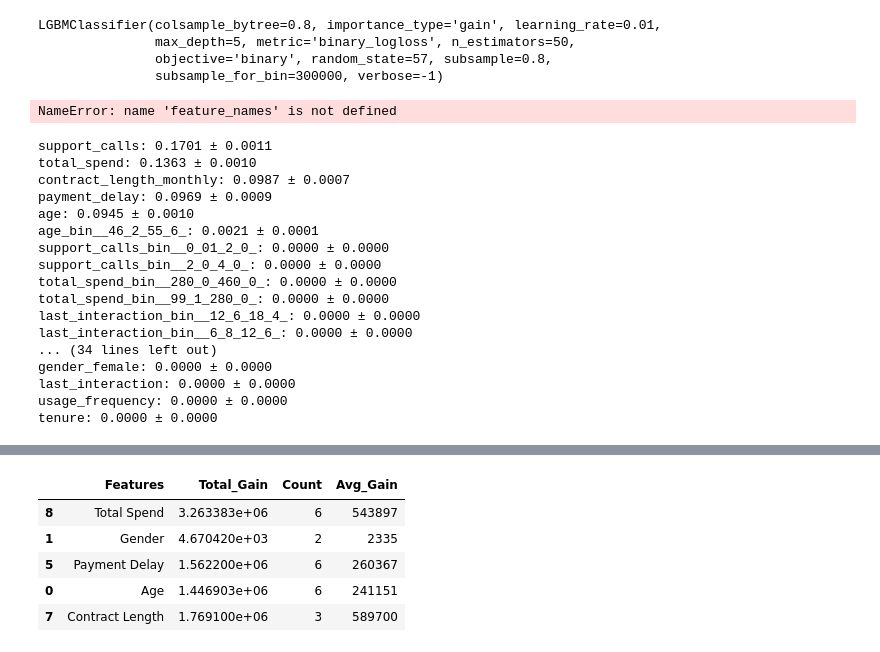
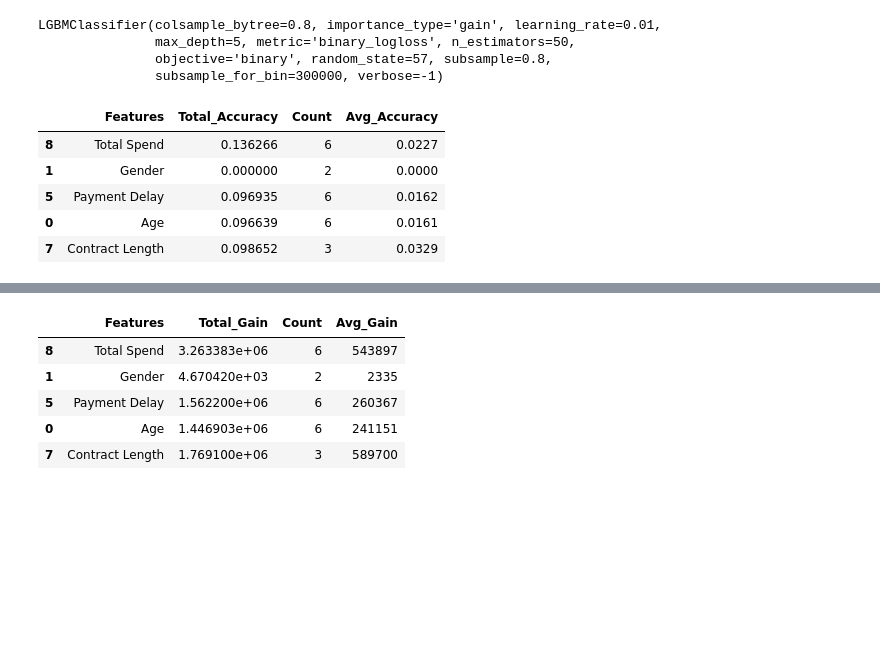
Before and after one commit to SubhraSMukherjee/Factor_Analysis, a Jupyter notebook: LGBM_Factor_Analysis.ipynb, the cells around one changed output, grey strips where cells are left out. Cells and saved outputs as stored; diff of their text form; code cells hidden in the pictures; blank space fills up the shorter version.

```diff
--- a/LGBM_Factor_Analysis.ipynb
+++ b/LGBM_Factor_Analysis.ipynb
@@ -197,55 +208,23 @@ gain_importance_raw = pd.DataFrame({'Features': list(churn_feature_data_encoded)
 # %%
-from sklearn.inspection import permutation_importance
+permutation_importance_raw = pd.DataFrame({'Features': features_test.columns.tolist(), 'Accuracy': result.importances_mean})
 
-result = permutation_importance(
-    lgbm_best_estimator,
-    features_test,
-    prediction_test.values,
-    scoring="accuracy",
-    n_repeats=20,
-    random_state=42,
-)
-
-"""
 original_features = [feature for feature in original_features if feature not in [ 'CustomerID', 'Churn']]
 permutation_importance_sum = [0.0]*len(original_features)
 count = [0]*len(original_features)
 permutation_importance_aggregated = pd.DataFrame({'Features': list(original_features), 'Total_Accuracy': permutation_importance_sum, 'Count': count})
+
 for feature in original_features:
   for column in list(churn_feature_data_encoded):
     if re.match(re.sub(r'[^A-Za-z0-9_]+', '_', feature).lower(), str(column)):
-      permutation_importance_aggregated.loc[permutation_importance_aggregated['Features'] == feature, 'Total_Accuracy'] += float(gain_importance_raw.loc[gain_importance_raw['Features'] == column, 'Gain'].values[0])
+      permutation_importance_aggregated.loc[permutation_importance_aggregated['Features'] == feature, 'Total_Accuracy'] += float(permutation_importance_raw.loc[permutation_importance_raw['Features'] == column, 'Accuracy'].values[0])
       permutation_importance_aggregated.loc[permutation_importance_aggregated['Features'] == feature, 'Count'] += int(1)
-"""
 
-for i in result.importances_mean.argsort()[::-1]:
-    print(
-        f"{feature_names[i]}: "
-        f"{result.importances_mean[i]:.4f} ± {result.importances_std[i]:.4f}"
-    )
+permutation_importance_aggregated['Avg_Accuracy'] = (permutation_importance_aggregated['Total_Accuracy'] / permutation_importance_aggregated['Count']).map('{:.4f}'.format)
+permutation_importance_aggregated.sample(n=5, random_state=42)
 # %% [output]
-NameError: name 'feature_names' is not defined
+|  | Features | Total_Accuracy | Count | Avg_Accuracy |
+| 8 | Total Spend | 0.136266 | 6 | 0.0227 |
+| 1 | Gender | 0.000000 | 2 | 0.0000 |
+| 5 | Payment Delay | 0.096935 | 6 | 0.0162 |
+| 0 | Age | 0.096639 | 6 | 0.0161 |
+| 7 | Contract Length | 0.098652 | 3 | 0.0329 |
-# %%
-for i in result.importances_mean.argsort()[::-1]:
-    print(
-        f"{features_test.columns.tolist()[i]}: "
-        f"{result.importances_mean[i]:.4f} ± {result.importances_std[i]:.4f}"
-    )
-# %% [output]
-support_calls: 0.1701 ± 0.0011
-total_spend: 0.1363 ± 0.0010
-contract_length_monthly: 0.0987 ± 0.0007
-payment_delay: 0.0969 ± 0.0009
-age: 0.0945 ± 0.0010
-age_bin__46_2_55_6_: 0.0021 ± 0.0001
-support_calls_bin__0_01_2_0_: 0.0000 ± 0.0000
-support_calls_bin__2_0_4_0_: 0.0000 ± 0.0000
-total_spend_bin__280_0_460_0_: 0.0000 ± 0.0000
-total_spend_bin__99_1_280_0_: 0.0000 ± 0.0000
-last_interaction_bin__12_6_18_4_: 0.0000 ± 0.0000
-last_interaction_bin__6_8_12_6_: 0.0000 ± 0.0000
-... (34 lines left out)
-gender_female: 0.0000 ± 0.0000
-last_interaction: 0.0000 ± 0.0000
-usage_frequency: 0.0000 ± 0.0000
-tenure: 0.0000 ± 0.0000
```
Also changed, not shown: parts of 3 cells of this notebook.
